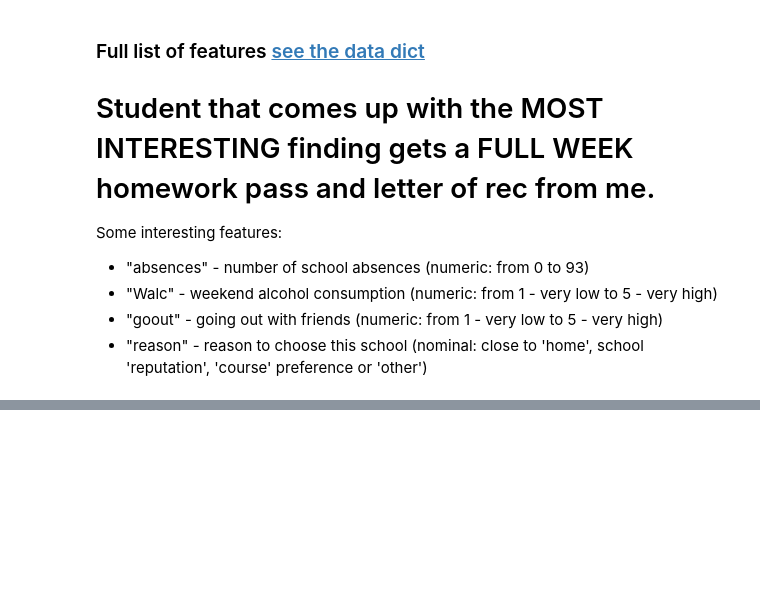
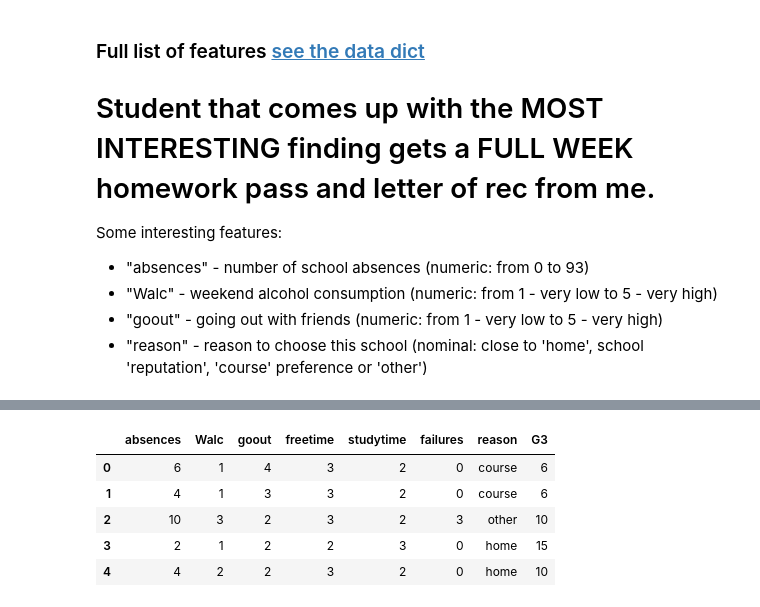
Before and after one commit to Aqureshi106/ds-fall-2026, a Jupyter notebook: Week-09-Trees/student_final_grades_trees_and_forests.ipynb, the cells around one changed output, grey strips where cells are left out. Drawn from its saved outputs; the diff is of its cells as text; code cells hidden in the pictures; blank space fills up the shorter version.

```diff
--- a/Week-09-Trees/student_final_grades_trees_and_forests.ipynb
+++ b/Week-09-Trees/student_final_grades_trees_and_forests.ipynb
@@ -408,0 +417,15 @@ Some interesting features:
+# %%
+# Keep only features that could be known without using earlier grades.
+interesting_features = [
+    "absences", "Walc", "goout", "freetime", "studytime", "failures", "reason"
+]
+
+challenge_data = students[interesting_features + ["G3"]].copy()
+challenge_data.head()
+# %% [output]
+|  | absences | Walc | goout | freetime | studytime | failures | reason | G3 |
+| 0 | 6 | 1 | 4 | 3 | 2 | 0 | course | 6 |
+| 1 | 4 | 1 | 3 | 3 | 2 | 0 | course | 6 |
+| 2 | 10 | 3 | 2 | 3 | 2 | 3 | other | 10 |
+| 3 | 2 | 1 | 2 | 2 | 3 | 0 | home | 15 |
+| 4 | 4 | 2 | 2 | 3 | 2 | 0 | home | 10 |
```
Also changed, not shown: parts of 9 cells of this notebook.
